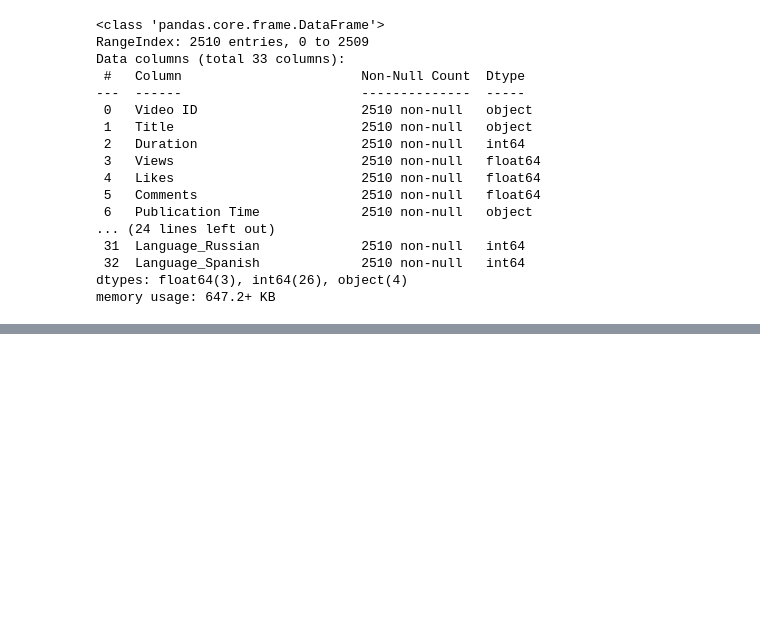
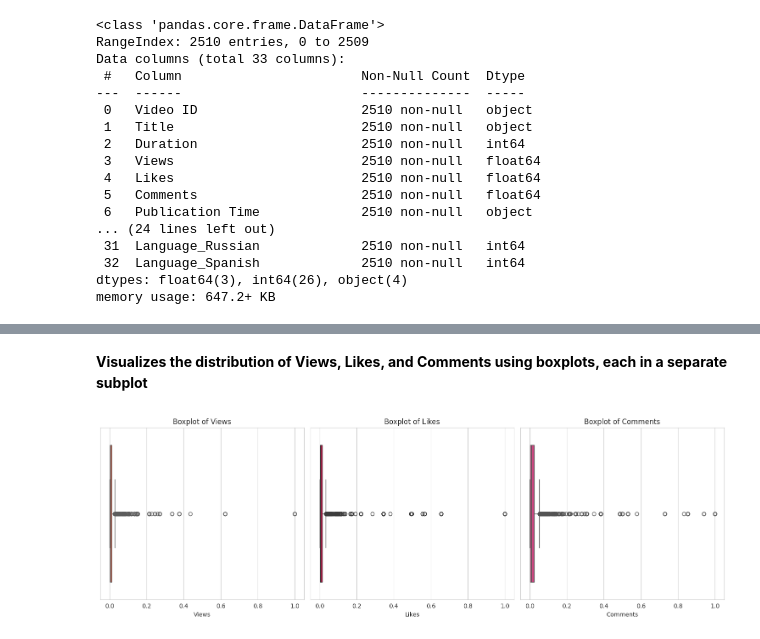
Before and after one commit to RaghdIt/DataScience, a Jupyter notebook: EDA.ipynb, the cells around one changed output, grey strips where cells are left out. Drawn from its saved outputs; the diff is of its cells as text; code cells hidden in the pictures; blank space fills up the shorter version.

```diff
--- a/EDA.ipynb
+++ b/EDA.ipynb
@@ -44,0 +123,23 @@ memory usage: 647.2+ KB
+# %% [markdown]
+**Visualizes the distribution of Views, Likes, and Comments using boxplots, each in a separate subplot**
+# %%
+sns.set_style("whitegrid")
+# Create subplots for each variable
+fig, axes = plt.subplots(nrows=1, ncols=3, figsize=(15, 5))
+
+# Views boxplot
+sns.boxplot(x='Views', data=df, ax=axes[0], color="#FF5733")
+axes[0].set_title('Boxplot of Views')
+
+# Likes boxplot
+sns.boxplot(x='Likes', data=df, ax=axes[1], color="#C70039")
+axes[1].set_title('Boxplot of Likes')
+
+# Comments boxplot
+sns.boxplot(x='Comments', data=df, ax=axes[2], color= "#E5317F")
+axes[2].set_title('Boxplot of Comments')
+
+plt.tight_layout()
+plt.show()
+# %% [output]
+[figure, added]
```
Also changed, not shown: parts of 41 cells of this notebook, 1 other file.
